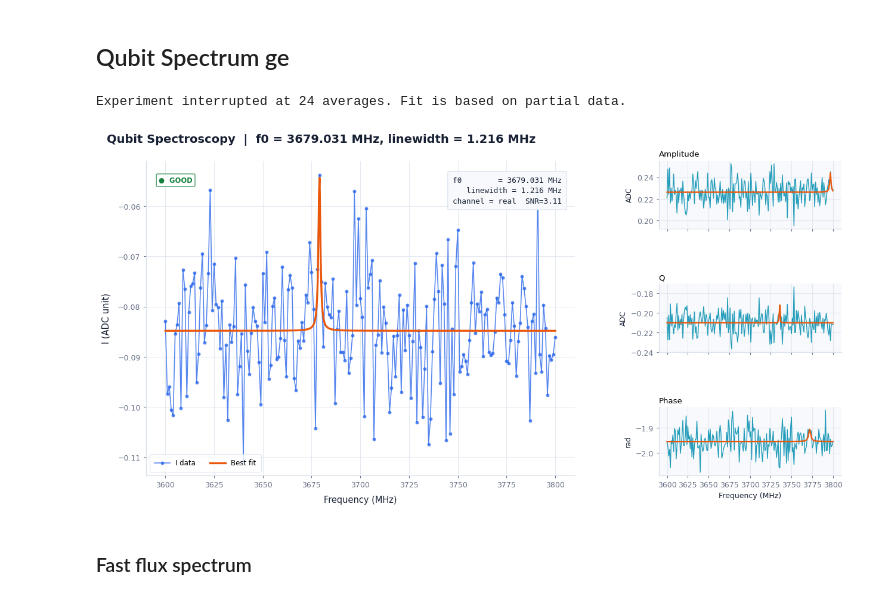
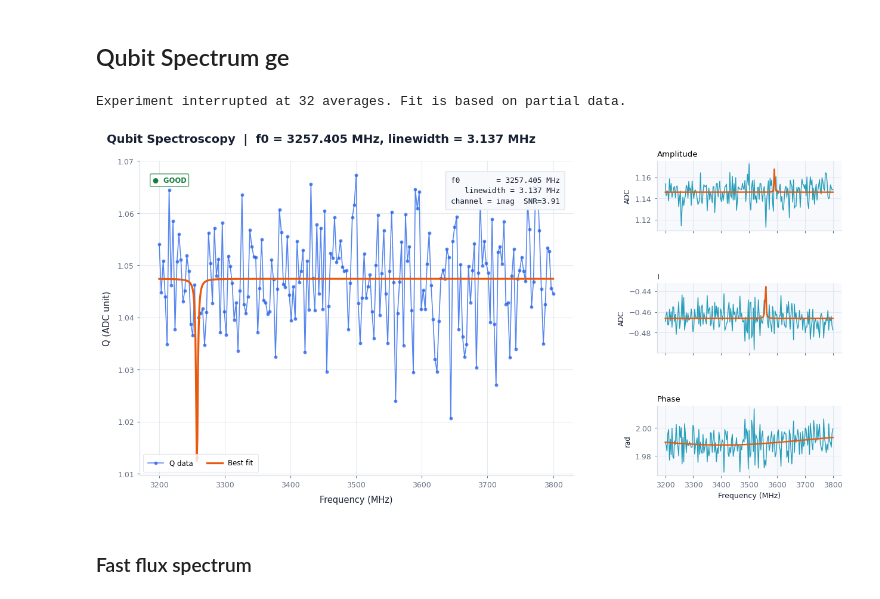
Before and after one commit to JayChien04717/QickworksaceV2_proj, a Jupyter notebook: QickworkspaceV2.ipynb, the cells around one changed output. Drawn from its saved outputs; the diff is of its cells as text; code cells hidden in the pictures.

```diff
--- a/QickworkspaceV2.ipynb
+++ b/QickworkspaceV2.ipynb
@@ -144,14 +154,14 @@ Read-only checks plus optional write examples. The write examples are commented
 # %%
 from QickworkspaceV2.experiments.resonator import BroadbandResonatorSpec
 
-START_FREQ = 6600  # [MHz]
-STOP_FREQ = 7000 #[MHz]
+START_FREQ = 1000  # [MHz]
+STOP_FREQ = 9000 #[MHz]
 
 
 
 STEPS = 1001
 config_all.update('threshold', None)
-config_all.update("res_gain_ge", 1, q_index=qubit)
+config_all.update("res_gain_ge", 0.1, q_index=qubit)
 config_all.update("res_sigma", 0.01, q_index=qubit)
 run_cfg = config_all.get_qubit(qubit)
 
@@ -178,13 +209,13 @@ from QickworkspaceV2.experiments.resonator import ResonatorSpec
 START_FREQ = config_all.get_qubit(qubit)["res_freq_ge"] - 5  # [MHz]
 STOP_FREQ = config_all.get_qubit(qubit)["res_freq_ge"] + 5  # [MHz]
 
-START_FREQ = 6735-50  # [MHz]
-STOP_FREQ = 6735 + 50  # [MHz]
+START_FREQ = 6733 - 30  # [MHz]
+STOP_FREQ = 6733 + 20  # [MHz]
 
 
 STEPS = 201
 config_all.update('threshold', None)
-config_all.update("res_gain_ge", 0.3, q_index=qubit)
+config_all.update("res_gain_ge", 0.1, q_index=qubit)
 config_all.update("res_sigma", 0.1)
 run_cfg = config_all.get_qubit(qubit)
 
@@ -356,35 +387,35 @@ result = CKP(cfg).run(
 # %%
 from QickworkspaceV2.experiments.qubit_ge import QubitSpec
 
-center = 3700
-SPAN = 100
+center = 3500
+SPAN = 300
 START_FREQ = center - SPAN  # [MHz]
 STOP_FREQ = center + SPAN  # [MHz]
 STEPS = 201
 
 config_all.update("qb_ch", 1, q_index=qubit)
 run_cfg = config_all.get_qubit(qubit)
 run_cfg.update(
     [
         ("steps", STEPS),
         ("qb_freq_ge", QickSweep1D("freqloop", START_FREQ, STOP_FREQ)),
         ("qb_mixer", center),
         ("qb_gain_ge", 1),
-        ("qb_flat_top_length_ge", 1),
-        ("relax_delay", 10),
+        ("qb_flat_top_length_ge", 5),
+        ("relax_delay", 1),
         ("nqz_qb", 1),
     ]
 )
 
 spectrum_ge = QubitSpec(run_cfg)
 spectrum_ge.run(50, plot_analysis=True)
 f_ge = spectrum_ge.result["f0_MHz"]
 config_all.update("qb_freq_ge", f_ge, q_index=qubit)
 config_all.update("qb_mixer", f_ge, q_index=qubit)
 # spectrum_ge.saveLabber(qubit, config_all=config_all)
 # %% [output]
-Experiment interrupted at 24 averages. Fit is based on partial data.
+Experiment interrupted at 32 averages. Fit is based on partial data.
-[figure, old version]
+[figure, new version]
 # %% [markdown]
 ### Fast flux spectrum
 # %%
```
Also changed, not shown: parts of 8 cells of this notebook, 9 other files.
